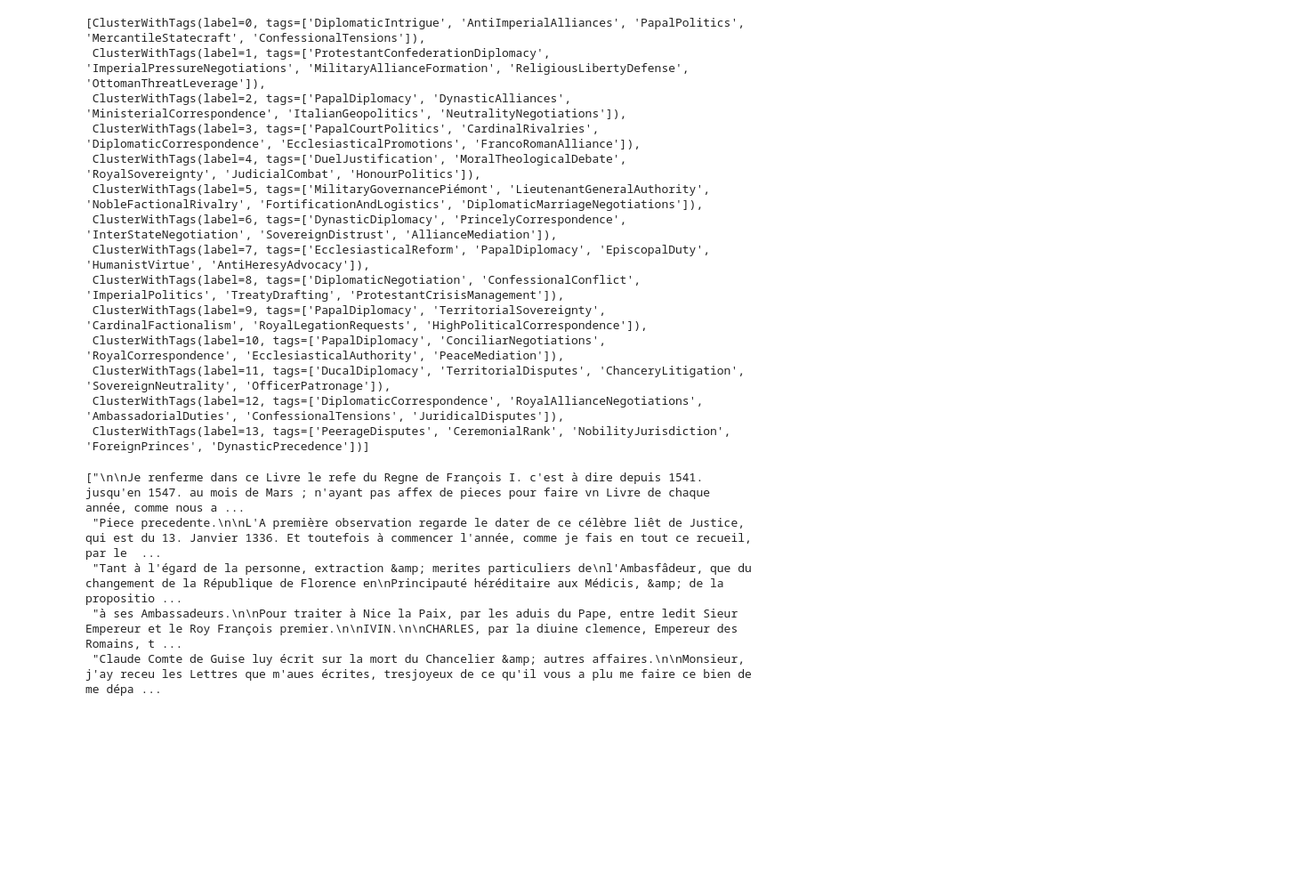
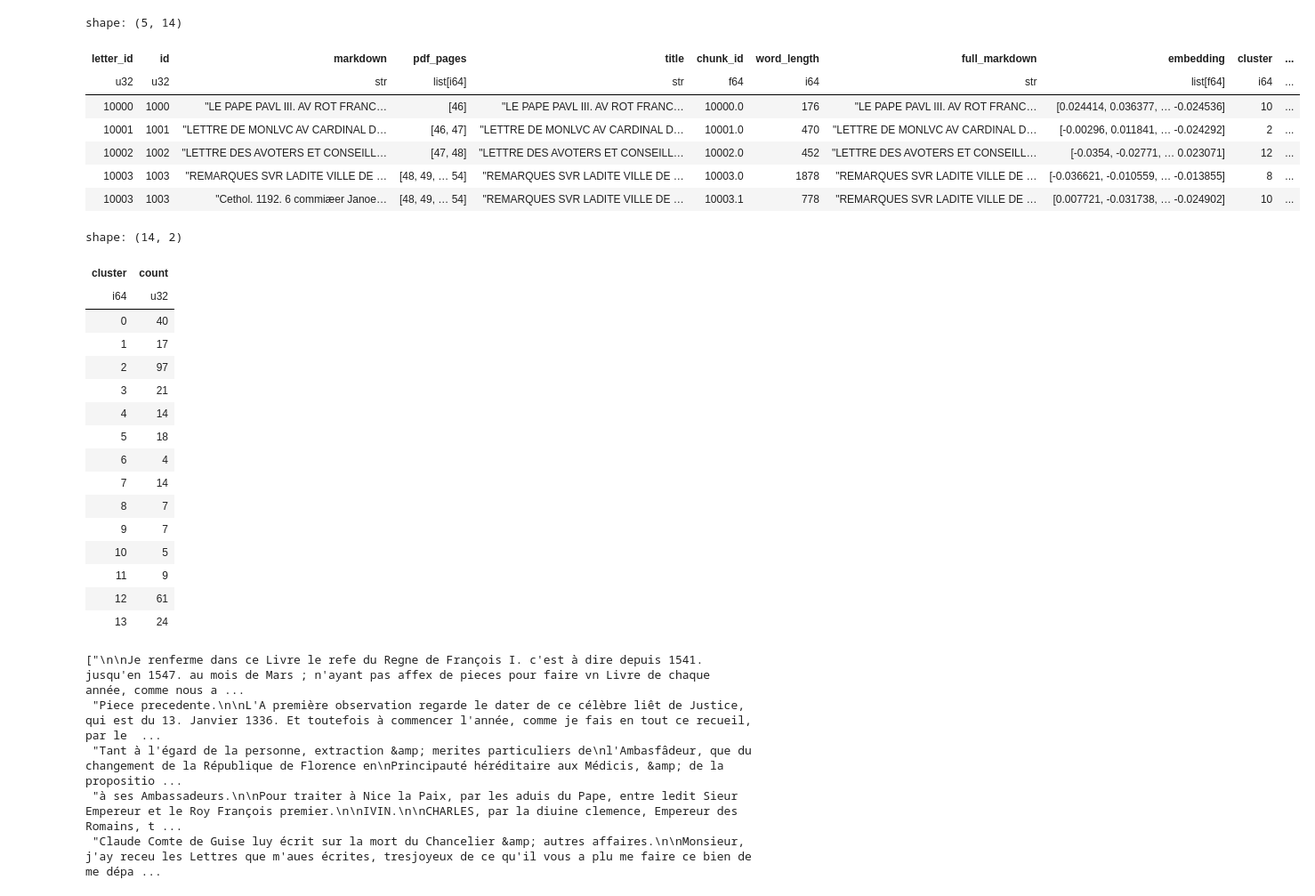
Before and after one commit to nkmwicz/scholarmap-data, a Jupyter notebook: s3.test.ipynb, the cells around one changed output. Shown at 89% size. Cells and saved outputs as stored; diff of their text form; code cells hidden in the pictures; blank space fills up the shorter version.

Commit message:
update clustering & labeling logic

```diff
--- a/s3.test.ipynb
+++ b/s3.test.ipynb
@@ -129,25 +113,0 @@ AttributeError: 'list' object has no attribute 'label'
-# %%
-from genai.mistral import get_gemini_cluster_tags, ClusterWithTags
-
-sample_docs: list[ClusterWithTags] = [
-    ClusterWithTags(label=i, tags=df[s].select("markdown").to_series().to_list())
-    for i, s in enumerate(samples)
-]
-
-res = get_gemini_cluster_tags(sample_docs)
-res
-# %% [output]
-[ClusterWithTags(label=0, tags=['DiplomaticIntrigue', 'AntiImperialAlliances', 'PapalPolitics', 'MercantileStatecraft', 'ConfessionalTensions']),
- ClusterWithTags(label=1, tags=['ProtestantConfederationDiplomacy', 'ImperialPressureNegotiations', 'MilitaryAllianceFormation', 'ReligiousLibertyDefense', 'OttomanThreatLeverage']),
- ClusterWithTags(label=2, tags=['PapalDiplomacy', 'DynasticAlliances', 'MinisterialCorrespondence', 'ItalianGeopolitics', 'NeutralityNegotiations']),
- ClusterWithTags(label=3, tags=['PapalCourtPolitics', 'CardinalRivalries', 'DiplomaticCorrespondence', 'EcclesiasticalPromotions', 'FrancoRomanAlliance']),
- ClusterWithTags(label=4, tags=['DuelJustification', 'MoralTheologicalDebate', 'RoyalSovereignty', 'JudicialCombat', 'HonourPolitics']),
- ClusterWithTags(label=5, tags=['MilitaryGovernancePiémont', 'LieutenantGeneralAuthority', 'NobleFactionalRivalry', 'FortificationAndLogistics', 'DiplomaticMarriageNegotiations']),
- ClusterWithTags(label=6, tags=['DynasticDiplomacy', 'PrincelyCorrespondence', 'InterStateNegotiation', 'SovereignDistrust', 'AllianceMediation']),
- ClusterWithTags(label=7, tags=['EcclesiasticalReform', 'PapalDiplomacy', 'EpiscopalDuty', 'HumanistVirtue', 'AntiHeresyAdvocacy']),
- ClusterWithTags(label=8, tags=['DiplomaticNegotiation', 'ConfessionalConflict', 'ImperialPolitics', 'TreatyDrafting', 'ProtestantCrisisManagement']),
- ClusterWithTags(label=9, tags=['PapalDiplomacy', 'TerritorialSovereignty', 'CardinalFactionalism', 'RoyalLegationRequests', 'HighPoliticalCorrespondence']),
- ClusterWithTags(label=10, tags=['PapalDiplomacy', 'ConciliarNegotiations', 'RoyalCorrespondence', 'EcclesiasticalAuthority', 'PeaceMediation']),
- ClusterWithTags(label=11, tags=['DucalDiplomacy', 'TerritorialDisputes', 'ChanceryLitigation', 'SovereignNeutrality', 'OfficerPatronage']),
- ClusterWithTags(label=12, tags=['DiplomaticCorrespondence', 'RoyalAllianceNegotiations', 'AmbassadorialDuties', 'ConfessionalTensions', 'JuridicalDisputes']),
- ClusterWithTags(label=13, tags=['PeerageDisputes', 'CeremonialRank', 'NobilityJurisdiction', 'ForeignPrinces', 'DynasticPrecedence'])]
@@ -154,3 +116,38 @@ res
+# %%
+import polars as pl
+
+df = pl.read_parquet(f"./books_work/ribier_v1/data/ribier_v1.parquet")
+df.head()
+# %% [output]
+shape: (5, 14)
+| letter_id | id | markdown | pdf_pages | title | chunk_id | word_length | full_markdown | embedding | cluster | ... |
+| u32 | u32 | str | list[i64] | str | f64 | i64 | str | list[f64] | i64 | ... |
+| 10000 | 1000 | "LE PAPE PAVL III. AV ROT FRANC… | [46] | "LE PAPE PAVL III. AV ROT FRANC… | 10000.0 | 176 | "LE PAPE PAVL III. AV ROT FRANC… | [0.024414, 0.036377, … -0.024536] | 10 | ... |
+| 10001 | 1001 | "LETTRE DE MONLVC AV CARDINAL D… | [46, 47] | "LETTRE DE MONLVC AV CARDINAL D… | 10001.0 | 470 | "LETTRE DE MONLVC AV CARDINAL D… | [-0.00296, 0.011841, … -0.024292] | 2 | ... |
+| 10002 | 1002 | "LETTRE DES AVOTERS ET CONSEILL… | [47, 48] | "LETTRE DES AVOTERS ET CONSEILL… | 10002.0 | 452 | "LETTRE DES AVOTERS ET CONSEILL… | [-0.0354, -0.02771, … 0.023071] | 12 | ... |
+| 10003 | 1003 | "REMARQUES SVR LADITE VILLE DE … | [48, 49, … 54] | "REMARQUES SVR LADITE VILLE DE … | 10003.0 | 1878 | "REMARQUES SVR LADITE VILLE DE … | [-0.036621, -0.010559, … -0.013855] | 8 | ... |
+| 10003 | 1003 | "Cethol. 1192. 6 commiæer Janoe… | [48, 49, … 54] | "REMARQUES SVR LADITE VILLE DE … | 10003.1 | 778 | "REMARQUES SVR LADITE VILLE DE … | [0.007721, -0.031738, … -0.024902] | 10 | ... |
+# %%
+with pl.Config(tbl_rows=26):
+    display(df["cluster"].value_counts().sort("cluster"))
+# %% [output]
+shape: (14, 2)
+| cluster | count |
+| i64 | u32 |
+| 0 | 40 |
+| 1 | 17 |
+| 2 | 97 |
+| 3 | 21 |
+| 4 | 14 |
+| 5 | 18 |
+| 6 | 4 |
+| 7 | 14 |
+| 8 | 7 |
+| 9 | 7 |
+| 10 | 5 |
+| 11 | 9 |
+| 12 | 61 |
+| 13 | 24 |
 # %%
 cluster13_samples = (
     df.filter(pl.col("cluster1") == 13)
```
Also changed, not shown: parts of 6 cells of this notebook, 1 other file.
